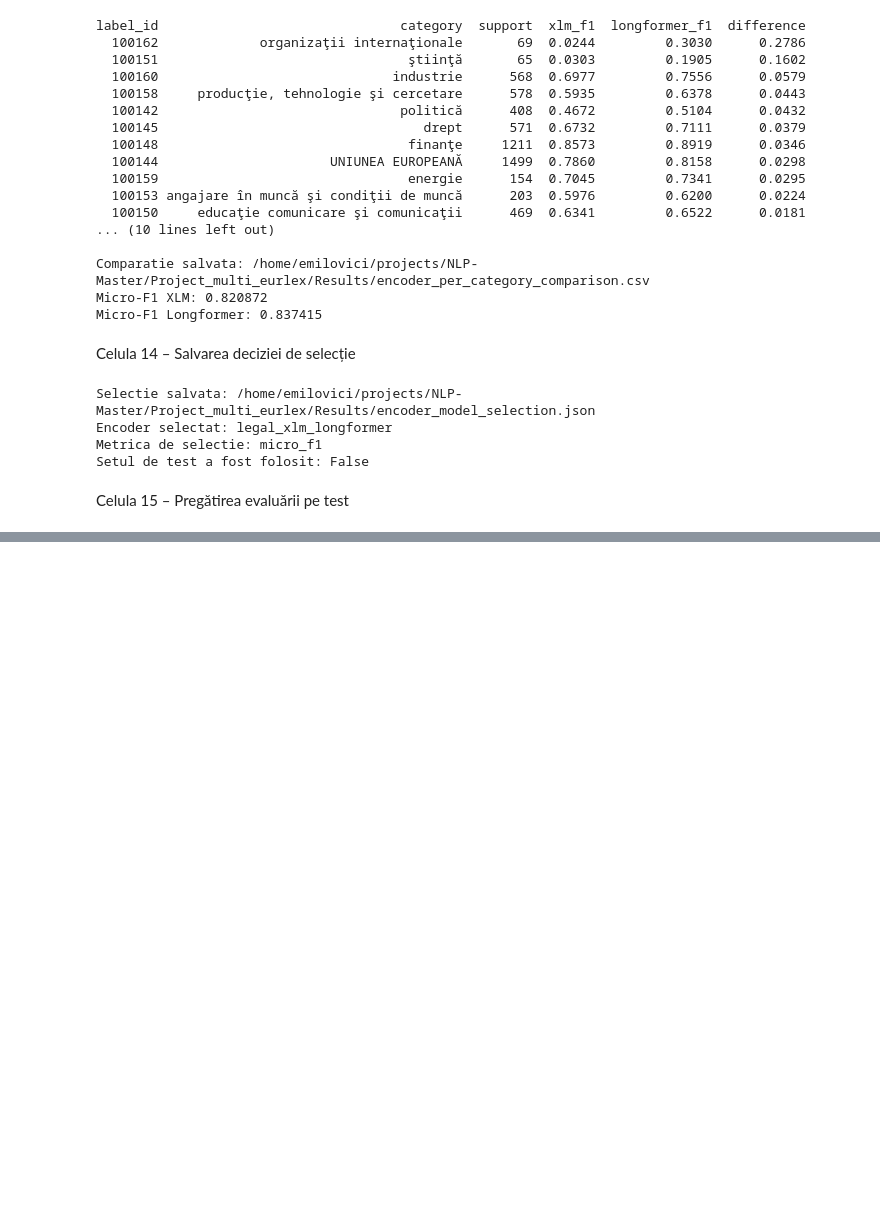
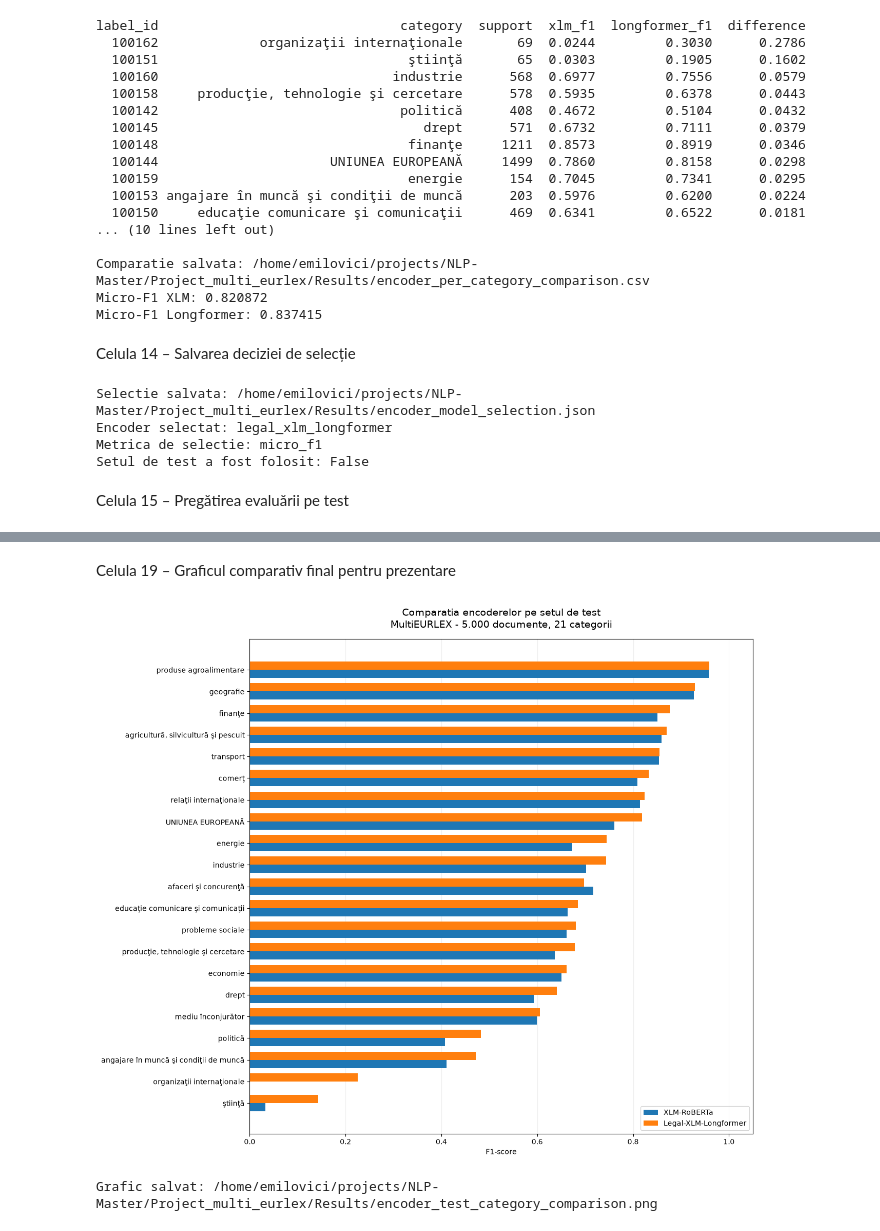
Before and after one commit to devbangi/NLP-Master, a Jupyter notebook: Project_multi_eurlex/Notebooks/03_finetuning_legal_xlm_longformer.ipynb, the cells around one changed output, grey strips where cells are left out. Saved outputs shown, nothing was run; the diff lists cells and outputs as text; code cells hidden in the pictures; blank space fills up the shorter version.

```diff
--- a/Project_multi_eurlex/Notebooks/03_finetuning_legal_xlm_longformer.ipynb
+++ b/Project_multi_eurlex/Notebooks/03_finetuning_legal_xlm_longformer.ipynb
@@ -1653,0 +2067,69 @@ FileNotFoundError: ../data/processed/test.parquet
+# %% [markdown]
+Celula 19 – Graficul comparativ final pentru prezentare
+# %%
+
+import matplotlib.pyplot as plt
+from pathlib import Path
+
+RESULTS_DIR = Path("../Results")
+
+# Folosim exclusiv rezultatele deja calculate pe test
+plot_df = comparison_test_df.sort_values(
+    "longformer_f1",
+    ascending=True
+)
+
+fig, ax = plt.subplots(figsize=(13, 11))
+
+y = range(len(plot_df))
+bar_height = 0.38
+
+ax.barh(
+    [i - bar_height / 2 for i in y],
+    plot_df["xlm_f1"],
+    height=bar_height,
+    label="XLM-RoBERTa"
+)
+
+ax.barh(
+    [i + bar_height / 2 for i in y],
+    plot_df["longformer_f1"],
+    height=bar_height,
+    label="Legal-XLM-Longformer"
+)
+
+ax.set_yticks(list(y))
+ax.set_yticklabels(plot_df["category"])
+
+ax.set_xlabel("F1-score")
+ax.set_xlim(0, 1.05)
+
+ax.set_title(
+    "Comparatia encoderelor pe setul de test\n"
+    "MultiEURLEX - 5.000 documente, 21 categorii",
+    fontsize=14,
+    pad=16
+)
+
+ax.legend()
+ax.grid(axis="x", alpha=0.2)
+ax.set_axisbelow(True)
+
+plt.tight_layout()
+
+output_path = (
+    RESULTS_DIR / "encoder_test_category_comparison.png"
+)
+
+plt.savefig(
+    output_path,
+    dpi=300,
+    bbox_inches="tight"
+)
+
+plt.show()
+
+print("Grafic salvat:", output_path.resolve())
+# %% [output]
+[figure, added]
+Grafic salvat: /home/emilovici/projects/NLP-Master/Project_multi_eurlex/Results/encoder_test_category_comparison.png
```
Also changed, not shown: parts of 12 cells of this notebook, 1 other file.
